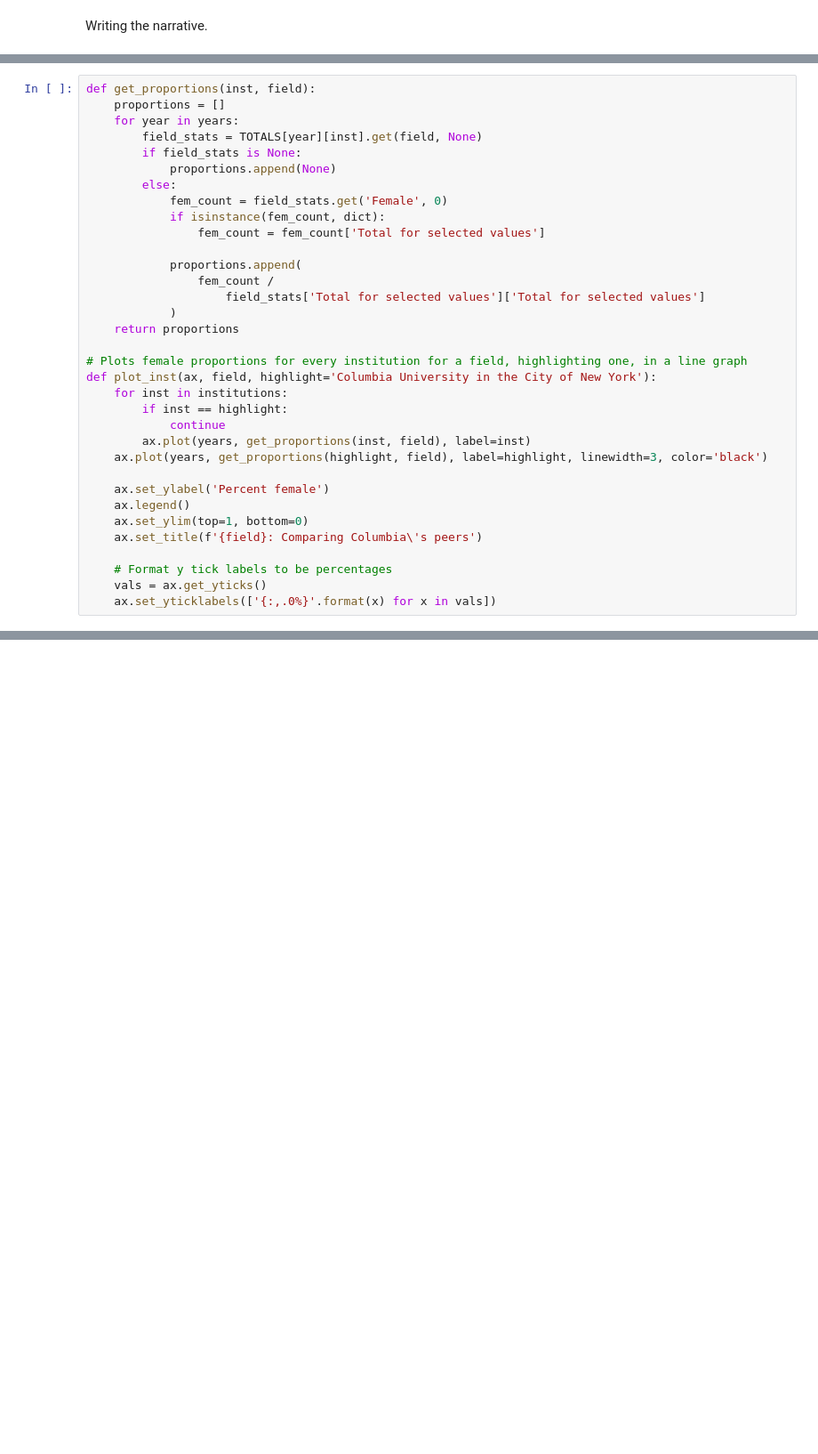
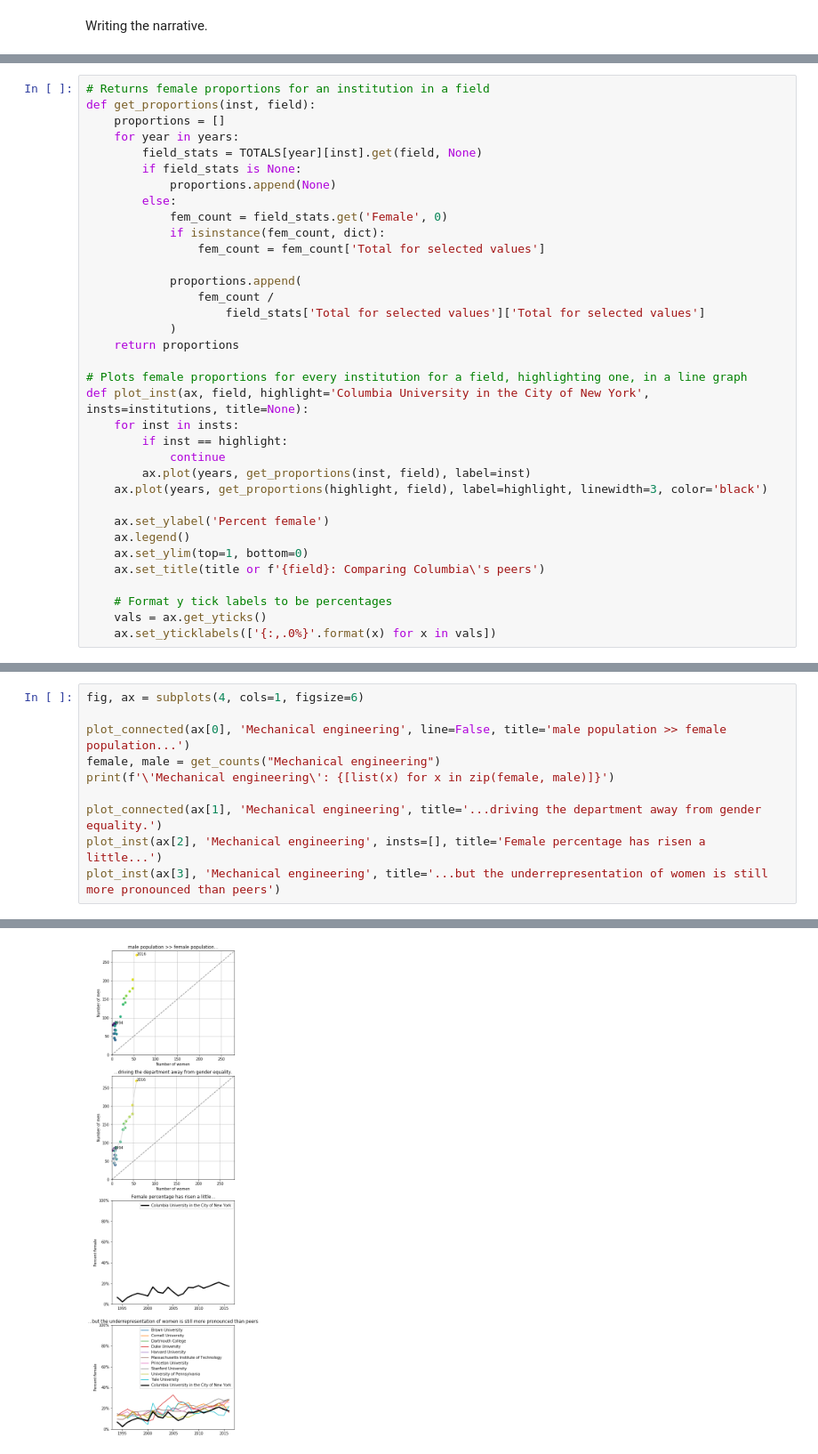
Before and after one commit to spec-journalism/gss-diversity, a Jupyter notebook: notebooks/narrative.ipynb, the cells around one changed output, grey strips where cells are left out. Shown: that part at 89% size. Drawn from its saved outputs; the diff is of its cells as text; blank space fills up the shorter version.

```diff
--- a/notebooks/narrative.ipynb
+++ b/notebooks/narrative.ipynb
@@ -47,4 +85,5 @@ plot_inst_proportions(GRAD_TOTALS, 'Graduate student female proportions')
 # %%
+# Returns female proportions for an institution in a field
 def get_proportions(inst, field):
     proportions = []
     for year in years:
@@ -63,8 +102,8 @@ def get_proportions(inst, field):
     return proportions
 
 # Plots female proportions for every institution for a field, highlighting one, in a line graph
-def plot_inst(ax, field, highlight='Columbia University in the City of New York'):
-    for inst in institutions:
+def plot_inst(ax, field, highlight='Columbia University in the City of New York', insts=institutions, title=None):
+    for inst in insts:
         if inst == highlight:
             continue
         ax.plot(years, get_proportions(inst, field), label=inst)
@@ -73,7 +112,7 @@ def plot_inst(ax, field, highlight='Columbia University in the City of New York'
     ax.set_ylabel('Percent female')
     ax.legend()
     ax.set_ylim(top=1, bottom=0)
-    ax.set_title(f'{field}: Comparing Columbia\'s peers')
+    ax.set_title(title or f'{field}: Comparing Columbia\'s peers')
 
     # Format y tick labels to be percentages
     vals = ax.get_yticks()
@@ -84,0 +120,11 @@ for i, field in enumerate(selected_fields):
+# %%
+fig, ax = subplots(4, cols=1, figsize=6)
+
+plot_connected(ax[0], 'Mechanical engineering', line=False, title='male population >> female population...')
+female, male = get_counts("Mechanical engineering")
+print(f'\'Mechanical engineering\': {[list(x) for x in zip(female, male)]}')
+
+plot_connected(ax[1], 'Mechanical engineering', title='...driving the department away from gender equality.')
+plot_inst(ax[2], 'Mechanical engineering', insts=[], title='Female percentage has risen a little...')
+plot_inst(ax[3], 'Mechanical engineering', title='...but the underrepresentation of women is still more pronounced than peers')
+# %% [output]
@@ -84,0 +132 @@ for i, field in enumerate(selected_fields):
+[figure, added]
```
Also changed, not shown: parts of 4 cells of this notebook, 2 other files.
